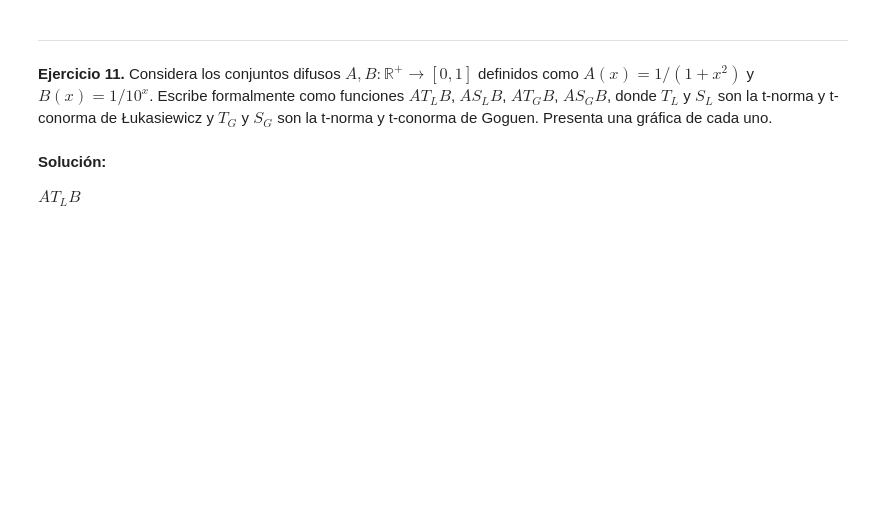
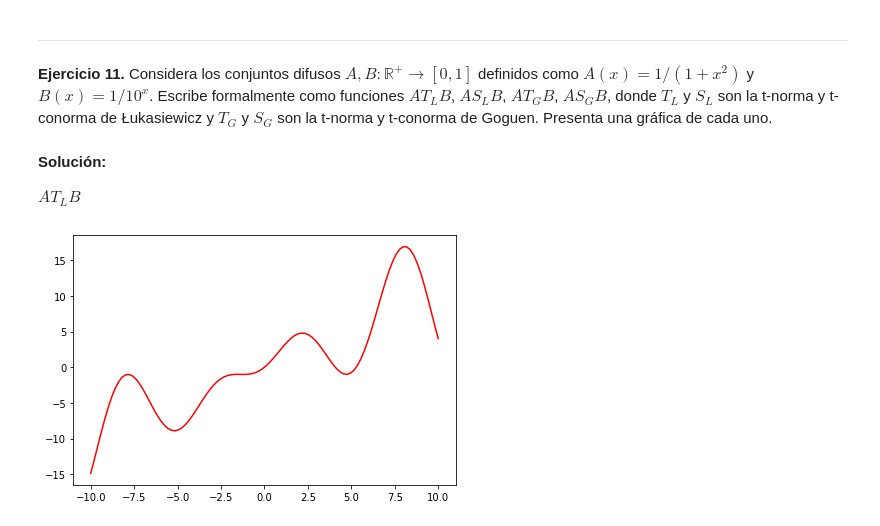
Before and after one commit to KeithMaxwell20/Notebook-Aplicada, a Jupyter notebook: ejercitario1.ipynb, the cells around one changed output. Cells and saved outputs as stored; diff of their text form; code cells hidden in the pictures; blank space fills up the shorter version.

```diff
--- a/ejercitario1.ipynb
+++ b/ejercitario1.ipynb
@@ -431,3 +472,20 @@ $$(a + (b+c-1 \lor 0) -1) \lor 0 = ((a+b-1 \lor 0) + c - 1 \lor 0)$$
 **Solución:**
 
 $AT_LB$
+# %%
+import numpy as np
+from matplotlib import pyplot as plt
+
+plt.rcParams["figure.figsize"] = [7.50, 3.50]
+plt.rcParams["figure.autolayout"] = True
+
+def f(x):
+   return np.sin(x) + x + x * np.sin(x)
+
+x = np.linspace(-10, 10, 100)
+
+plt.plot(x, f(x), color='red')
+
+plt.show()
+# %% [output]
+[figure, added]
```
Also changed, not shown: parts of 1 cell of this notebook.
